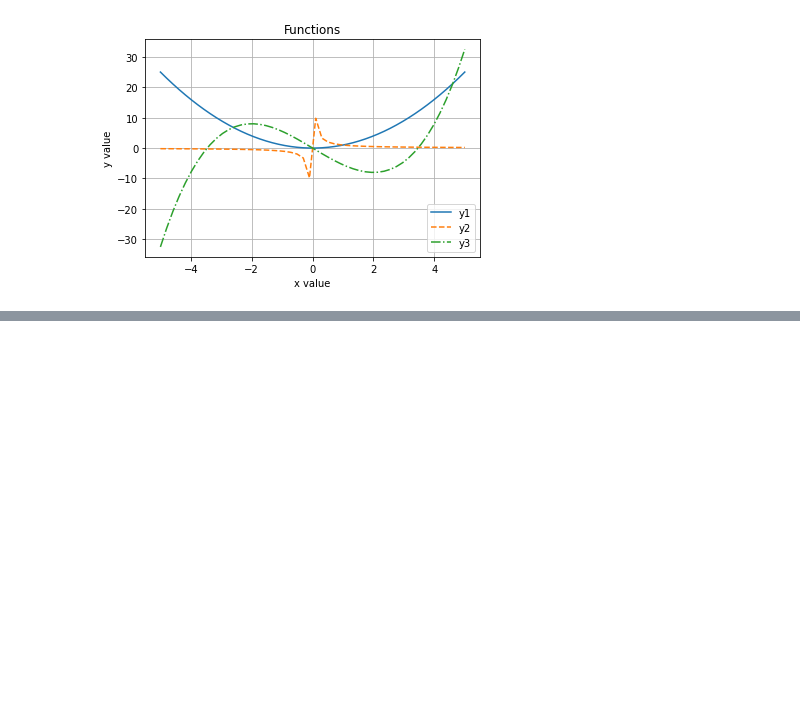
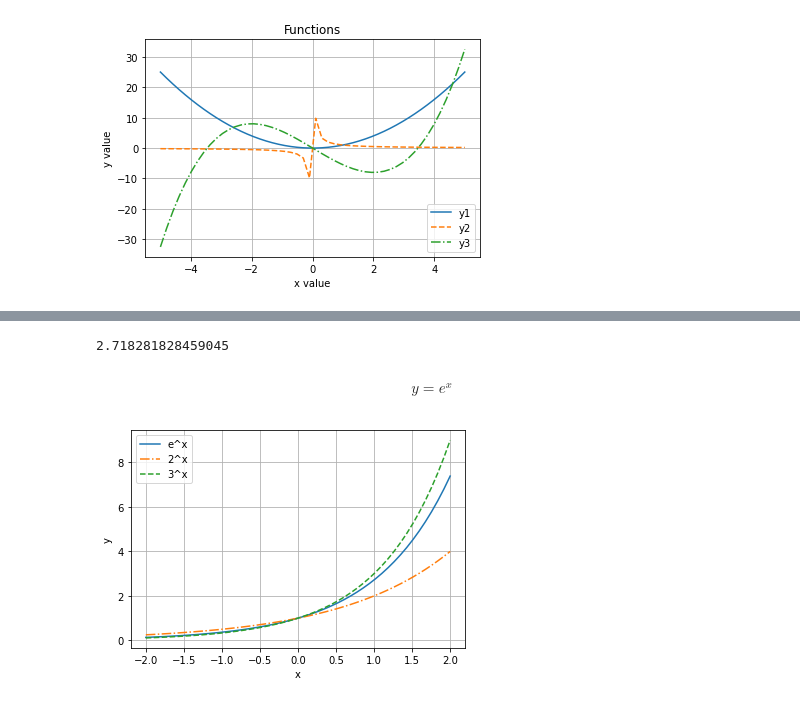
Before and after one commit to liuyang1230/python-practice, a Jupyter notebook: Drawing_functions.ipynb, the cells around one changed output, grey strips where cells are left out. Saved outputs shown, nothing was run; the diff lists cells and outputs as text; code cells hidden in the pictures; blank space fills up the shorter version.

```diff
--- a/Drawing_functions.ipynb
+++ b/Drawing_functions.ipynb
@@ -73,0 +103,32 @@ plt.show()
+# %%
+import numpy as np
+
+print (np.e)
+# %% [output]
+2.718281828459045
+# %% [markdown]
+$$y=e^x$$
+# %%
+import numpy as np
+import matplotlib.pyplot as plt
+
+x=np.linspace(-2,2)
+e = np.e
+
+y_e = e**x
+y4 =2**x
+y5=3**x
+
+plt.xlabel("x", size =10)
+plt.ylabel("y", size = 10)
+
+plt.grid()
+
+plt.plot(x,y_e, label = "e^x")
+plt.plot(x,y4, label = "2^x", linestyle = "dashdot")
+plt.plot(x,y5, label = "3^x", linestyle = "dashed")
+
+plt.legend()
+plt.show()
+# %% [output]
+[figure, added]
```
Also changed, not shown: parts of 3 cells of this notebook.
